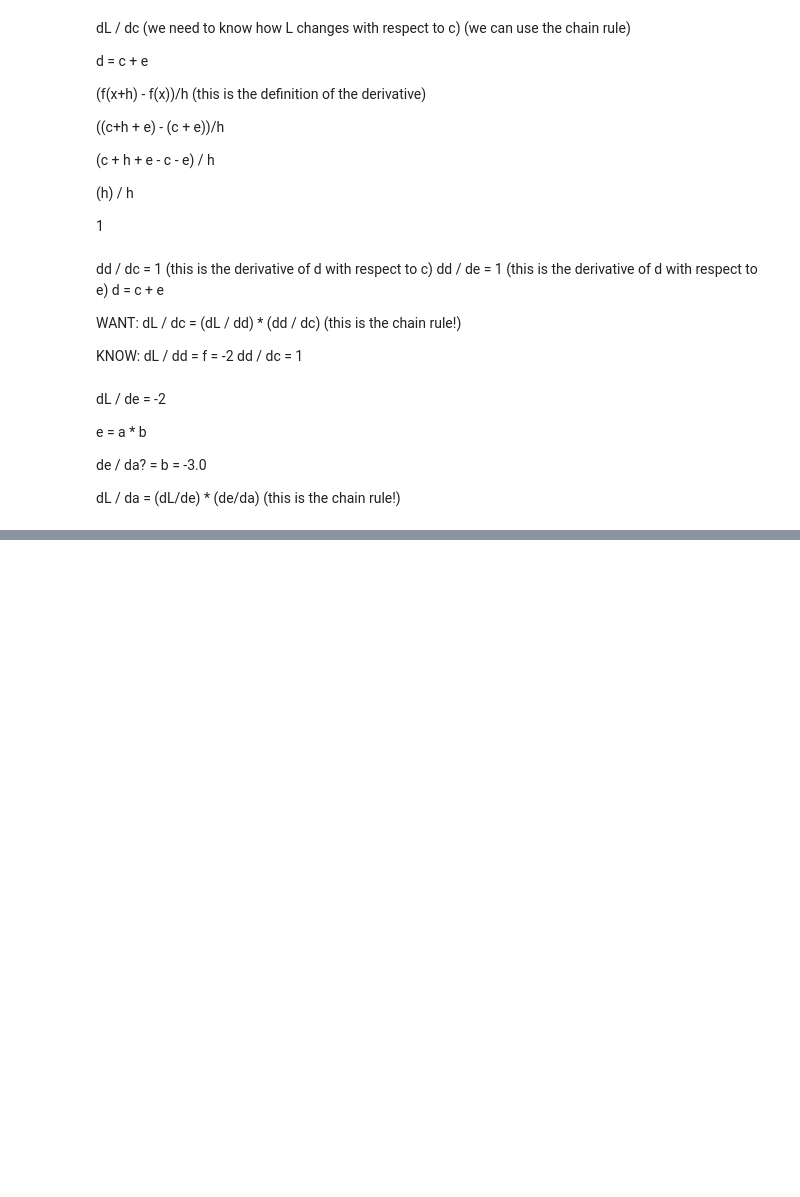
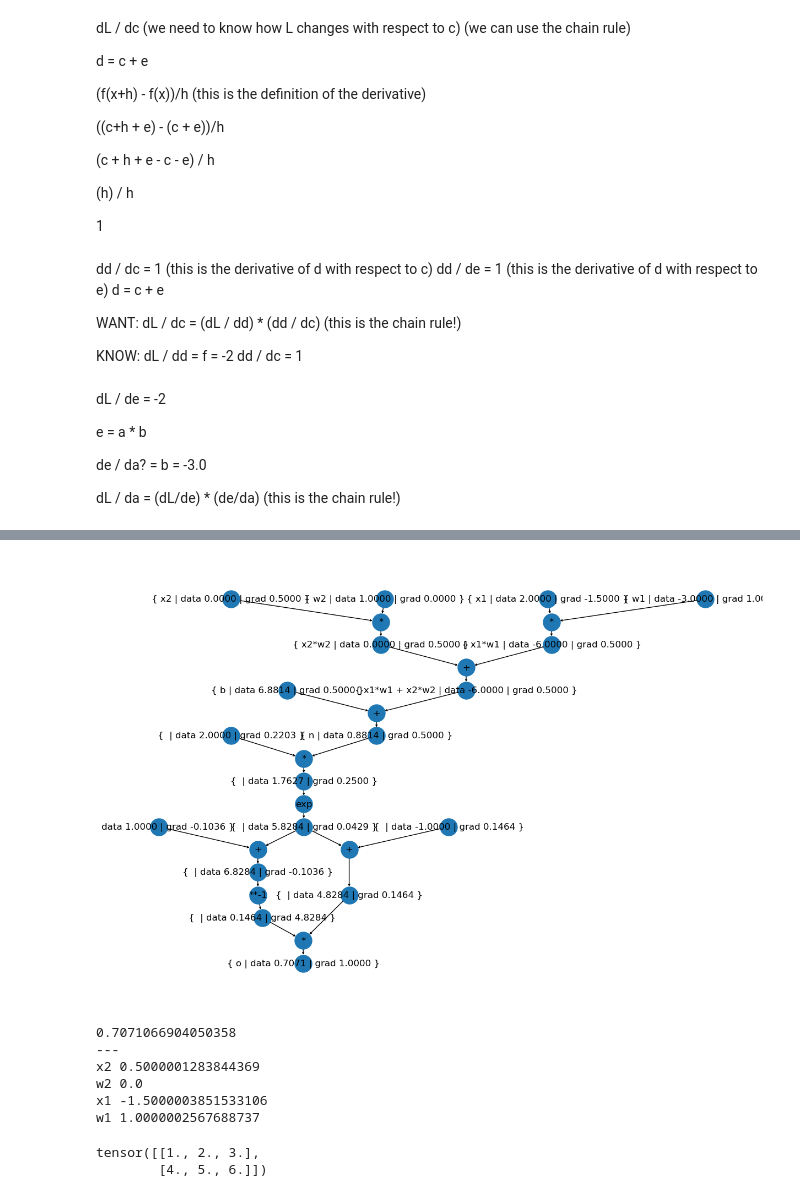
Before and after one commit to cake-dev/NeuralNetworks, a Jupyter notebook: micrograd_scratch_nn.ipynb, the cells around one changed output, grey strips where cells are left out. Saved outputs shown, nothing was run; the diff lists cells and outputs as text; code cells hidden in the pictures; blank space fills up the shorter version.

```diff
--- a/micrograd_scratch_nn.ipynb
+++ b/micrograd_scratch_nn.ipynb
@@ -303,0 +283,50 @@ o.grad = 1.0 # 1 is do/dn (the derivative of the output with respect to the neur
+# %%
+# inputs x1,x2
+x1 = Value(2.0, label='x1')
+x2 = Value(0.0, label='x2')
+# weights w1,w2
+w1 = Value(-3.0, label='w1')
+w2 = Value(1.0, label='w2')
+# bias of the neuron
+b = Value(6.8813735870195432, label='b')
+# x1*w1 + x2*w2 + b (the neuron activation function)
+x1w1 = x1*w1; x1w1.label = 'x1*w1'
+x2w2 = x2*w2; x2w2.label = 'x2*w2'
+x1w1x2w2 = x1w1 + x2w2; x1w1x2w2.label = 'x1*w1 + x2*w2'
+n = x1w1x2w2 + b; n.label = 'n'
+e = (2*n).exp()
+o = (e-1)/(e+1); o.label = 'o'
+o.backward()
+draw_graph(o)
+# %% [output]
+[figure, added]
+# %%
+# pytorch version
+x1 = torch.tensor([2.0]).double(); x1.requires_grad = True # requires_grad tells pytorch to track gradients for this tensor, casting to double for more precision
+x2 = torch.tensor([0.0]).double(); x2.requires_grad = True
+w1 = torch.tensor([-3.0]).double(); w1.requires_grad = True
+w2 = torch.tensor([1.0]).double(); w2.requires_grad = True
+b = torch.tensor([6.8813735870195432]).double(); b.requires_grad = True
+n = x1*w1 + x2*w2 + b
+o = torch.tanh(n)
+
+print(o.data.item())
+o.backward()
+
+print('---')
+print('x2', x2.grad.item())
+print('w2', w2.grad.item())
+print('x1', x1.grad.item())
+print('w1', w1.grad.item())
+# %% [output]
+0.7071066904050358
+---
+x2 0.5000001283844369
+w2 0.0
+x1 -1.5000003851533106
+w1 1.0000002567688737
+# %%
+torch.Tensor([[1,2,3], [4,5,6]])
+# %% [output]
+tensor([[1., 2., 3.],
+        [4., 5., 6.]])
```
Also changed, not shown: parts of 38 cells of this notebook.
